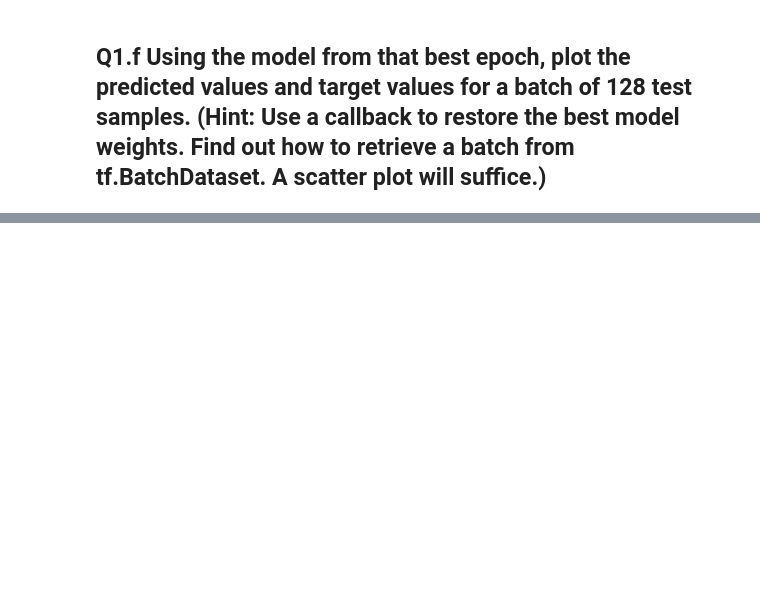
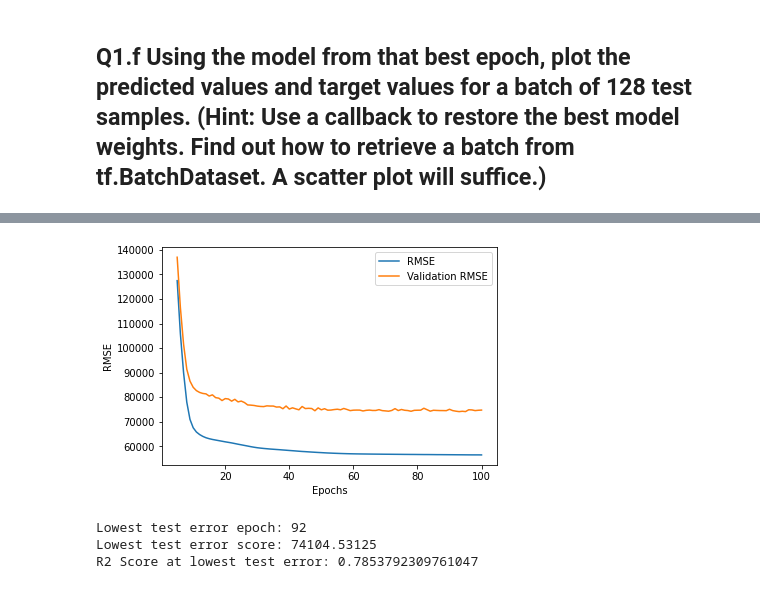
Before and after one commit to KohTongLiang/CZ4042-Assignment-1, a Jupyter notebook: PartAInferernce.ipynb, the cells around one changed output, grey strips where cells are left out. Saved outputs shown, nothing was run; the diff lists cells and outputs as text; code cells hidden in the pictures; blank space fills up the shorter version.

```diff
--- a/PartAInferernce.ipynb
+++ b/PartAInferernce.ipynb
@@ -878,0 +973,10 @@ print(val_ds)
+# %%
+model.compile(optimizer = Adam(learning_rate = 0.05),
+                                loss = 'mean_squared_error',
+                                metrics = [tf.keras.metrics.RootMeanSquaredError(), 'mean_squared_error', r2_score])
+modal_checkpoint_callback = tf.keras.callbacks.ModelCheckpoint(
+    filepath='./model2/',
+    save_best_only=True,
+    monitor='val_mean_squared_error'
+)
+history = model.fit(train_ds, epochs = 100, batch_size=128, validation_data=val_ds, callbacks=[modal_checkpoint_callback])
@@ -878,0 +1004,21 @@ print(val_ds)
+# %%
+epochs = range(5, len(history.history['root_mean_squared_error'])+1)
+
+plt.plot(epochs, history.history['root_mean_squared_error'][4:], label='RMSE')
+plt.plot(epochs, history.history['val_root_mean_squared_error'][4:], label='Validation RMSE')
+plt.xlabel('Epochs')
+plt.ylabel('RMSE')
+plt.legend()
+
+plt.show()
+# %% [output]
+[figure, added]
+# %%
+idx_lowest_err = np.argmin(history.history["val_root_mean_squared_error"])
+print(f'Lowest test error epoch: {idx_lowest_err}')
+print(f'Lowest test error score: {history.history["val_root_mean_squared_error"][idx_lowest_err]}')
+print(f'R2 Score at lowest test error: {history.history["val_r2_score"][idx_lowest_err]}')
+# %% [output]
+Lowest test error epoch: 92
+Lowest test error score: 74104.53125
+R2 Score at lowest test error: 0.7853792309761047
```
Also changed, not shown: parts of 27 cells of this notebook, 53 other files.
